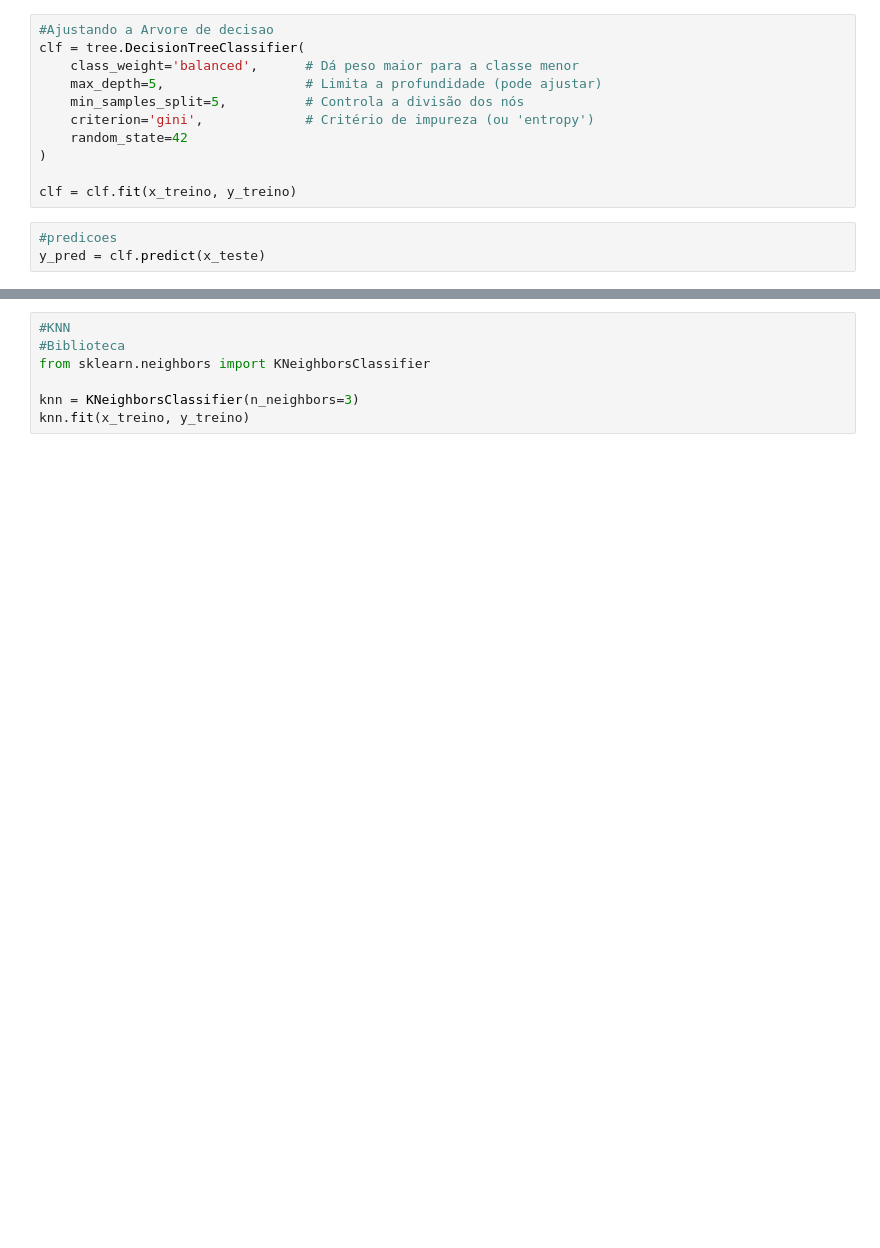
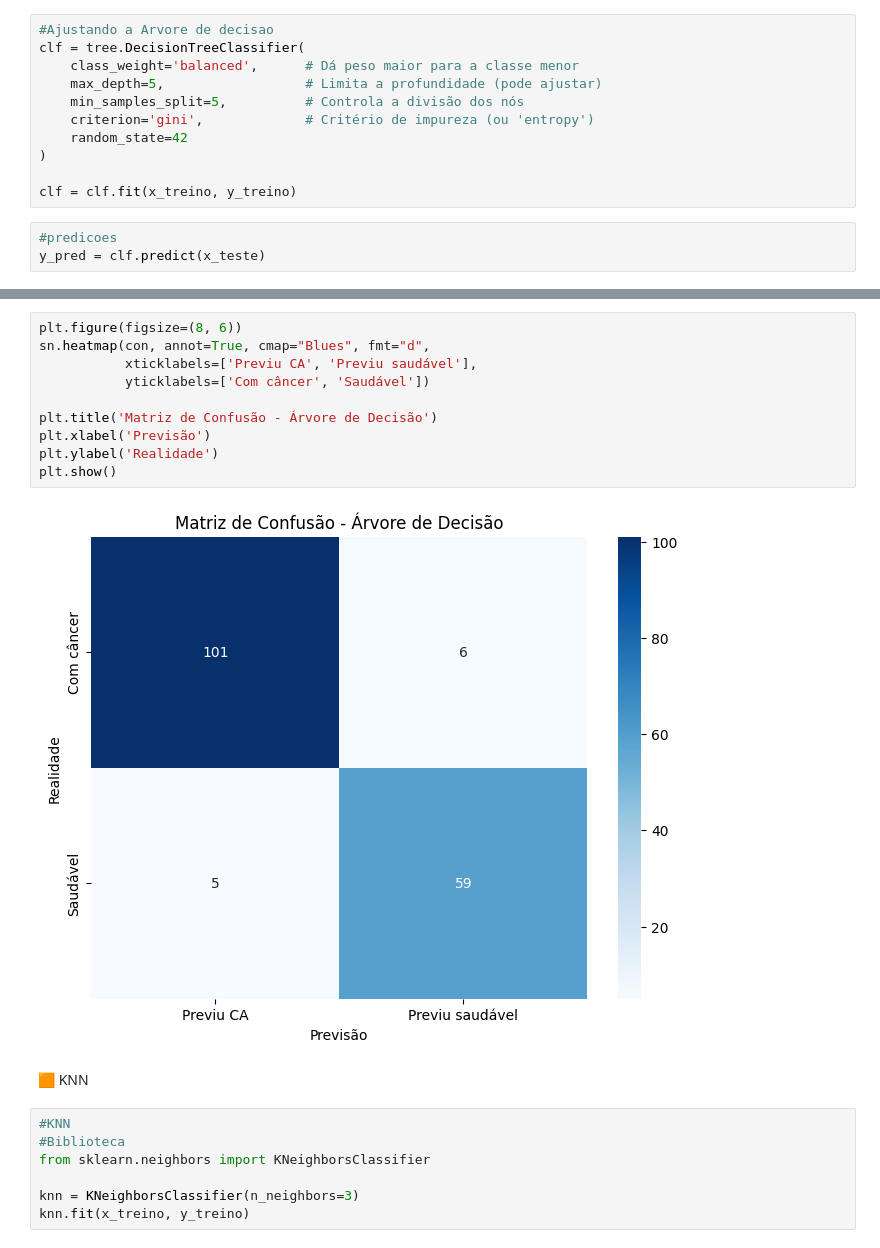
Before and after one commit to Antoniojrsales/Datascience, a Jupyter notebook: Proj_Breastcancer/Aula2_machine_learning_BreastCancer.ipynb, the cells around one changed output, grey strips where cells are left out. Drawn from its saved outputs; the diff is of its cells as text; blank space fills up the shorter version.

```diff
--- a/Proj_Breastcancer/Aula2_machine_learning_BreastCancer.ipynb
+++ b/Proj_Breastcancer/Aula2_machine_learning_BreastCancer.ipynb
@@ -346,3 +243,17 @@ F1_score: 93.60
+# %%
+plt.figure(figsize=(8, 6))
+sn.heatmap(con, annot=True, cmap="Blues", fmt="d",
+           xticklabels=['Previu CA', 'Previu saudável'],
+           yticklabels=['Com câncer', 'Saudável'])
+
+plt.title('Matriz de Confusão - Árvore de Decisão')
+plt.xlabel('Previsão')
+plt.ylabel('Realidade')
+plt.show()
+# %% [output]
+[figure, added]
+# %% [markdown]
+🟧 KNN
 # %%
 #KNN
 #Biblioteca
```
Also changed, not shown: parts of 52 cells of this notebook.
